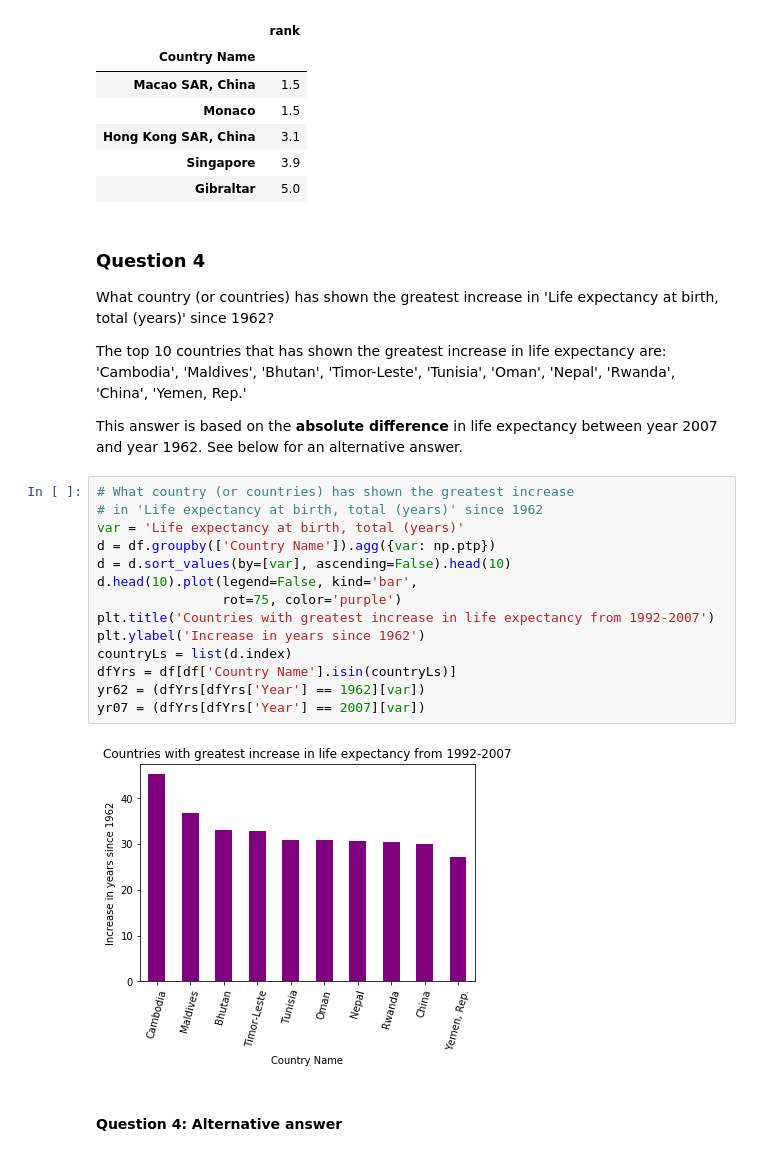
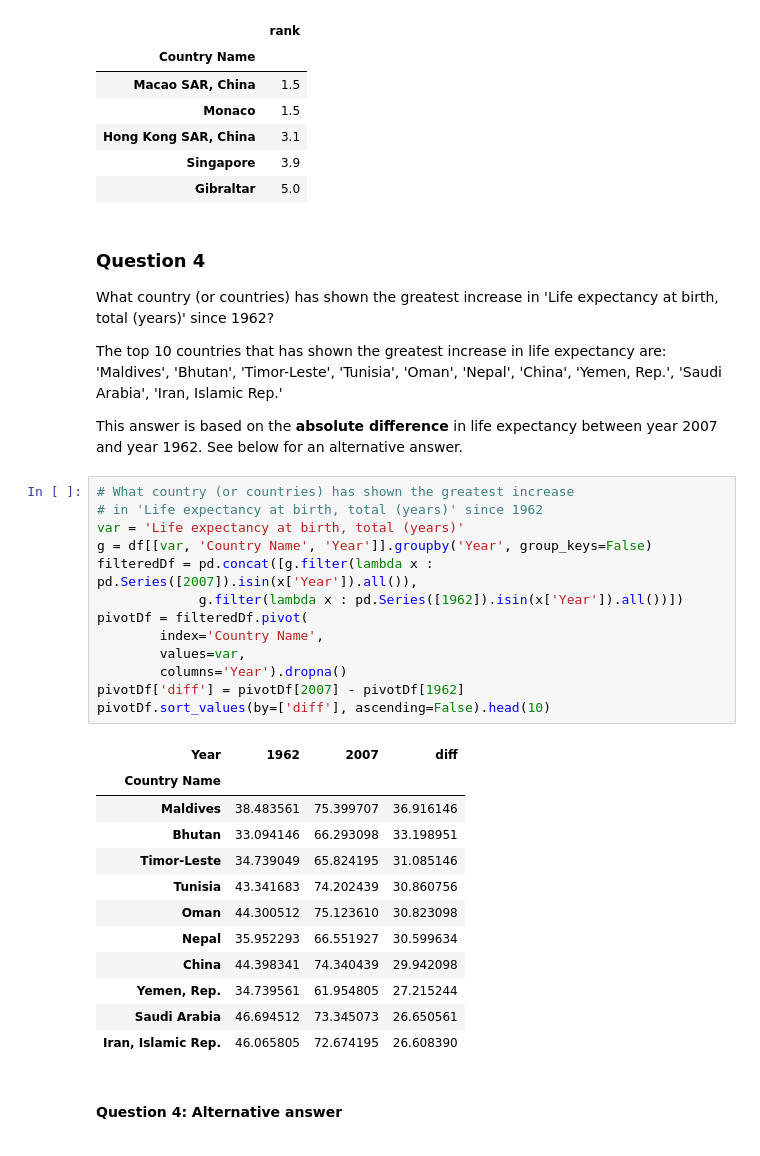
Before and after one commit to nghuixin/brn-training, a Jupyter notebook: Python for Data Science/python-for-data-science-complete.ipynb, the cells around one changed output. Saved outputs shown, nothing was run; the diff lists cells and outputs as text.

```diff
--- a/Python for Data Science/python-for-data-science-complete.ipynb
+++ b/Python for Data Science/python-for-data-science-complete.ipynb
@@ -226,25 +226,35 @@ What country (or countries) has shown the greatest increase in
 'Life expectancy at birth, total (years)' since 1962?
 
 The top 10 countries that has shown the greatest increase in life expectancy are:
-'Cambodia', 'Maldives', 'Bhutan', 'Timor-Leste', 'Tunisia', 'Oman', 'Nepal', 'Rwanda', 'China', 'Yemen, Rep.'
+'Maldives', 'Bhutan', 'Timor-Leste', 'Tunisia', 'Oman', 'Nepal', 'China', 'Yemen, Rep.', 'Saudi Arabia', 'Iran, Islamic Rep.'
 
 This answer is based on the **absolute difference** in life expectancy between year 2007 and year 1962. See below for an alternative answer.
-# %%
-# What country (or countries) has shown the greatest increase
-# in 'Life expectancy at birth, total (years)' since 1962
-var = 'Life expectancy at birth, total (years)'
-d = df.groupby(['Country Name']).agg({var: np.ptp})
-d = d.sort_values(by=[var], ascending=False).head(10)
-d.head(10).plot(legend=False, kind='bar',
-                rot=75, color='purple')
-plt.title('Countries with greatest increase in life expectancy from 1992-2007')
-plt.ylabel('Increase in years since 1962')
-countryLs = list(d.index)
-dfYrs = df[df['Country Name'].isin(countryLs)]
-yr62 = (dfYrs[dfYrs['Year'] == 1962][var])
-yr07 = (dfYrs[dfYrs['Year'] == 2007][var])
-# %% [output]
-[figure, removed]
+# %%
+# What country (or countries) has shown the greatest increase
+# in 'Life expectancy at birth, total (years)' since 1962
+var = 'Life expectancy at birth, total (years)'
+g = df[[var, 'Country Name', 'Year']].groupby('Year', group_keys=False)
+filteredDf = pd.concat([g.filter(lambda x : pd.Series([2007]).isin(x['Year']).all()),
+             g.filter(lambda x : pd.Series([1962]).isin(x['Year']).all())])
+pivotDf = filteredDf.pivot(
+        index='Country Name',
+        values=var,
+        columns='Year').dropna()
+pivotDf['diff'] = pivotDf[2007] - pivotDf[1962]
+pivotDf.sort_values(by=['diff'], ascending=False).head(10)
+# %% [output]
+| Year | 1962 | 2007 | diff |
+| Country Name |  |  |  |
+| Maldives | 38.483561 | 75.399707 | 36.916146 |
+| Bhutan | 33.094146 | 66.293098 | 33.198951 |
+| Timor-Leste | 34.739049 | 65.824195 | 31.085146 |
+| Tunisia | 43.341683 | 74.202439 | 30.860756 |
+| Oman | 44.300512 | 75.123610 | 30.823098 |
+| Nepal | 35.952293 | 66.551927 | 30.599634 |
+| China | 44.398341 | 74.340439 | 29.942098 |
+| Yemen, Rep. | 34.739561 | 61.954805 | 27.215244 |
+| Saudi Arabia | 46.694512 | 73.345073 | 26.650561 |
+| Iran, Islamic Rep. | 46.065805 | 72.674195 | 26.608390 |
 # %% [markdown]
 #### Question 4: Alternative answer
 # %%
```
Also changed, not shown: parts of 4 cells of this notebook.
